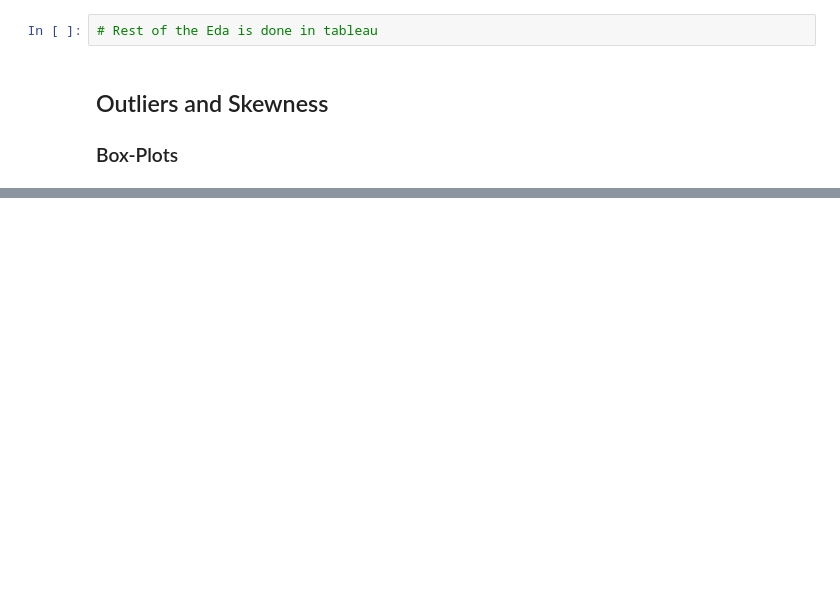
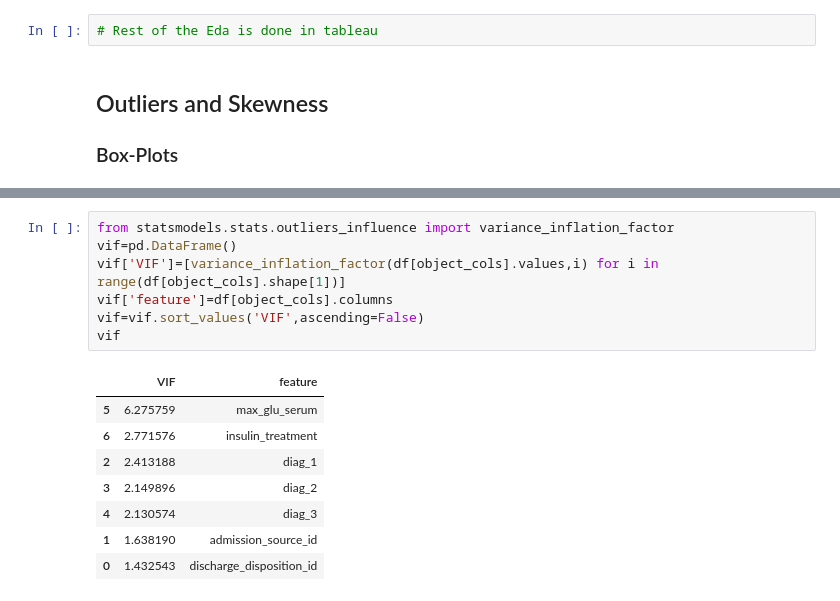
Before and after one commit to HK260/UCI-database-patient-model, a Jupyter notebook: Initial Analysis.ipynb, the cells around one changed output, grey strips where cells are left out. Drawn from its saved outputs; the diff is of its cells as text; blank space fills up the shorter version.

```diff
--- a/Initial Analysis.ipynb
+++ b/Initial Analysis.ipynb
@@ -1359,0 +1369,16 @@ df_new[num_cols]=pd.DataFrame(mm.fit_transform(df_new[num_cols]), columns = num_
+# %%
+from statsmodels.stats.outliers_influence import variance_inflation_factor
+vif=pd.DataFrame()
+vif['VIF']=[variance_inflation_factor(df[object_cols].values,i) for i in range(df[object_cols].shape[1])]
+vif['feature']=df[object_cols].columns
+vif=vif.sort_values('VIF',ascending=False)
+vif
+# %% [output]
+|  | VIF | feature |
+| 5 | 6.275759 | max_glu_serum |
+| 6 | 2.771576 | insulin_treatment |
+| 2 | 2.413188 | diag_1 |
+| 3 | 2.149896 | diag_2 |
+| 4 | 2.130574 | diag_3 |
+| 1 | 1.638190 | admission_source_id |
+| 0 | 1.432543 | discharge_disposition_id |
```
Also changed, not shown: parts of 39 cells of this notebook, 3 other files.
